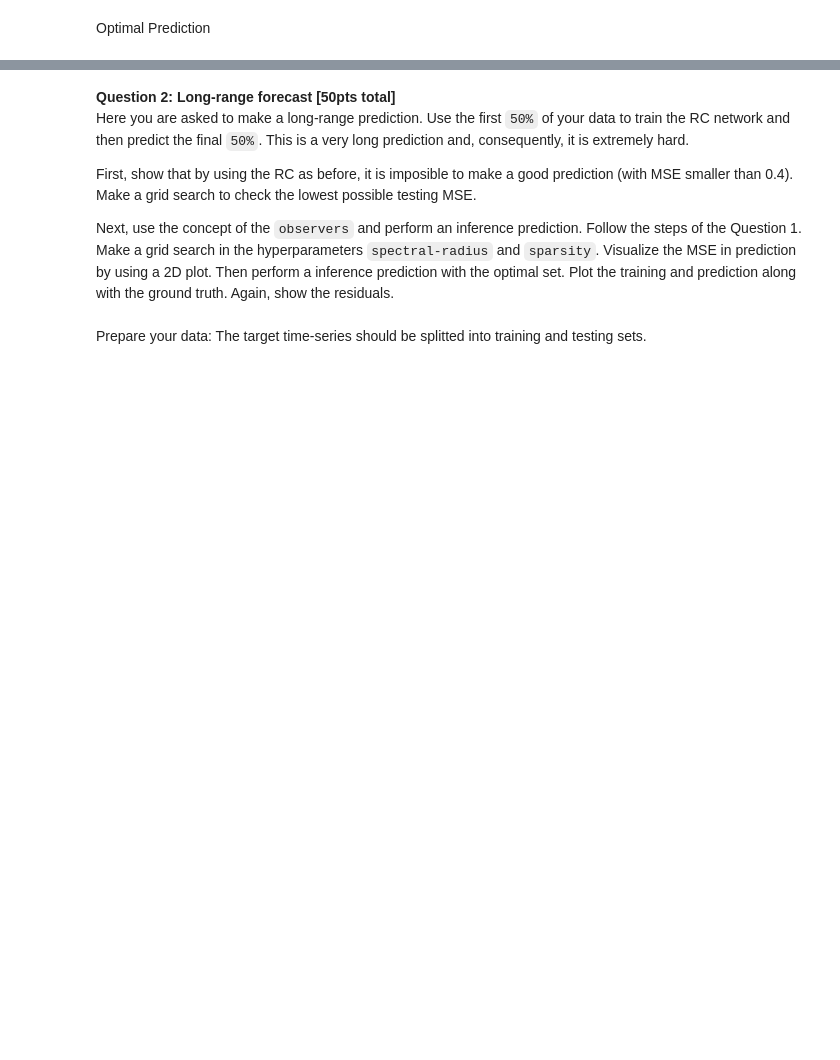
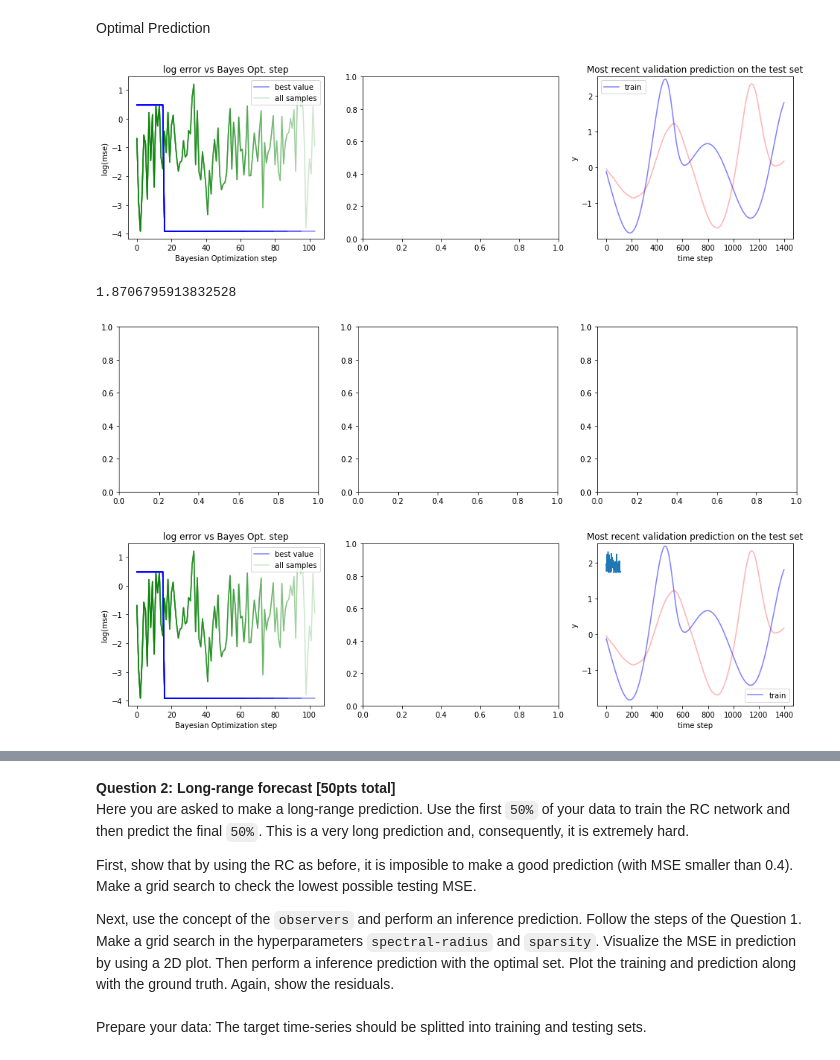
Before and after one commit to blindedjoy/RcTorch, a Jupyter notebook: hw6_209/cs109b_hw6_209.ipynb, the cells around one changed output, grey strips where cells are left out. Cells and saved outputs as stored; diff of their text form; code cells hidden in the pictures; blank space fills up the shorter version.

```diff
--- a/hw6_209/cs109b_hw6_209.ipynb
+++ b/hw6_209/cs109b_hw6_209.ipynb
@@ -354,0 +357,32 @@ Optimal Prediction
+# %%
+### your code here
+vals
+bounds_dict = vals.copy()
+bounds_dict["spectral_radius"] =  (1,2)
+bounds_dict["connectivity"] = (-4,0.5)
+
+bounds_dict = {**bounds_dict,
+               "l2_prop" : 1,
+               "feedback": 1,
+               "n_nodes" : 1000}
+esn_cv = EchoStateNetworkCV(bounds = bounds_dict, subsequence_length = 7000, esn_feedback = True,
+                            steps_ahead = None, scoring_method = "nmse", interactive = True, random_seed = 123,
+                            initial_samples = 16, approximate_reservoir = False, length_min = 2**-7,
+                            batch_size = 8, backprop = False, esn_burn_in = 0, validate_fraction = 0.2
+                            ) #activation_function = sinsq,
+vals = esn_cv.optimize(y = X95['train'])
+
+pl.plot(esn_cv.iteration_durations)
+print(np.mean(esn_cv.iteration_durations))
+vals;
+
+#vals_ = vals.copy()
+#vals_["connectivity"] =10**vals_["connectivity"]
+#vals_["regularization"] = 10**vals_['regularization']#vals_["regularization"]
+#vals_["noise"] = 10**vals_['noise']
+#vals_["l2_prop"] = 1
+# %% [output]
+[figure, added]
+1.8706795913832528
+[figure, added]
+[figure, added]
```
Also changed, not shown: parts of 27 cells of this notebook, 2 other files.
